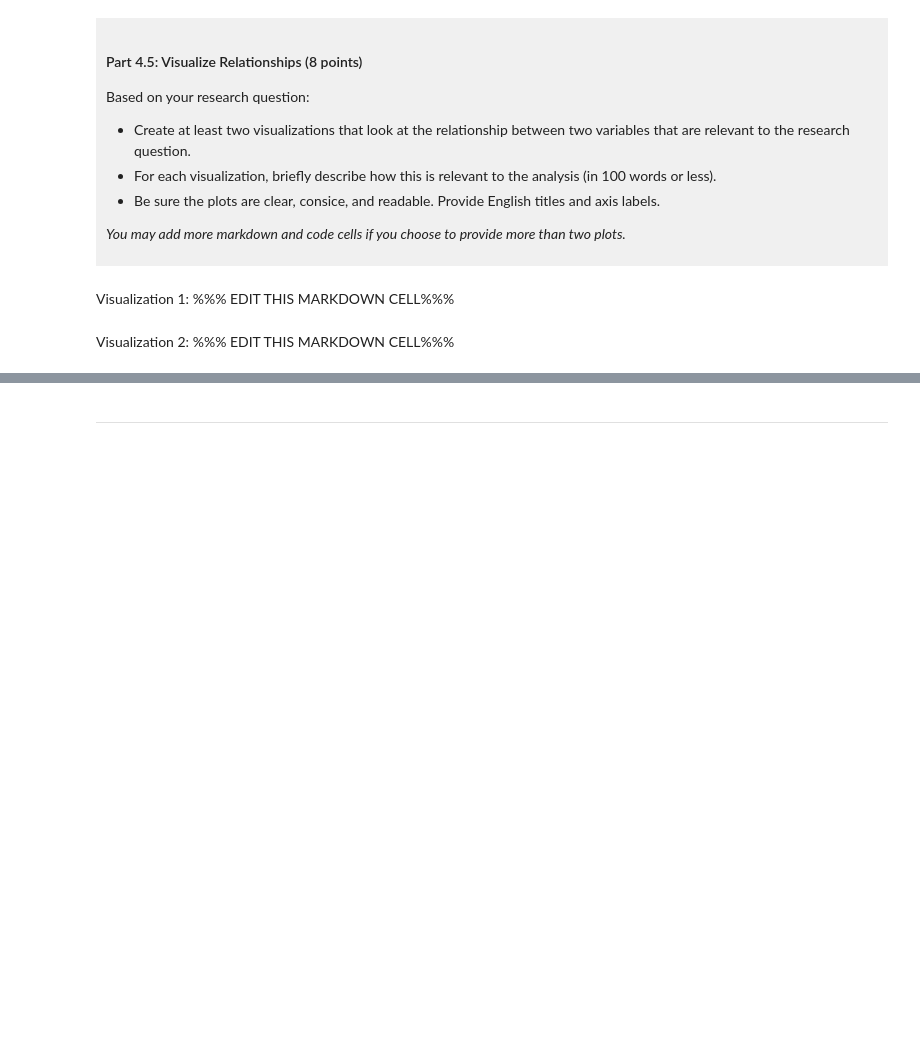
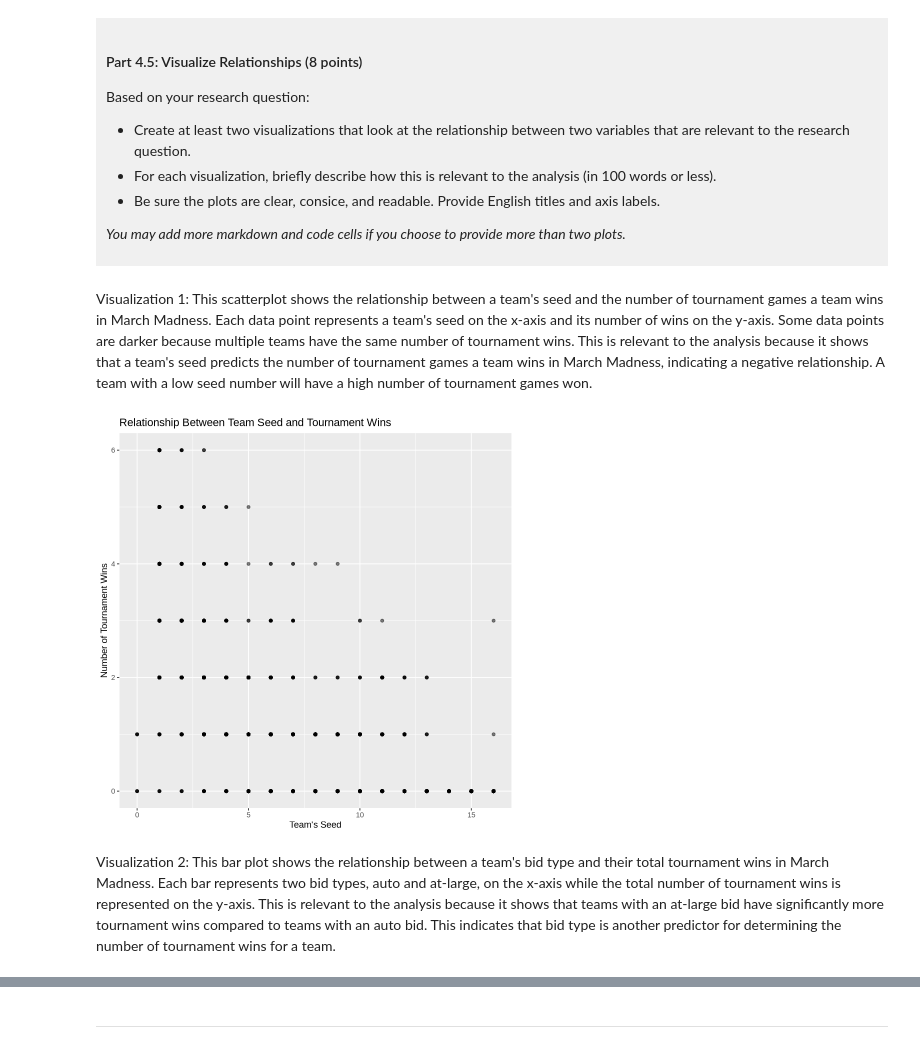
Before and after one commit to cherryzhg/dsci-100-project-rawisara-zhang, a Jupyter notebook: dsci-100-project-notebook.ipynb, the cells around one changed output, grey strips where cells are left out. Drawn from its saved outputs; the diff is of its cells as text; code cells hidden in the pictures; blank space fills up the shorter version.

```diff
--- a/dsci-100-project-notebook.ipynb
+++ b/dsci-100-project-notebook.ipynb
@@ -328,9 +378,21 @@ Based on your research question:
 *You may add more markdown and code cells if you choose to provide more than two plots.*
 </div>
 # %% [markdown]
-Visualization 1: %%% EDIT THIS MARKDOWN CELL%%%
+Visualization 1: This scatterplot shows the relationship between a team's seed and the number of tournament games a team wins in March Madness. Each data point represents a team's seed on the x-axis and its number of wins on the y-axis. Some data points are darker because multiple teams have the same number of tournament wins. This is relevant to the analysis because it shows that a team's seed predicts the number of tournament games a team wins in March Madness, indicating a negative relationship. A team with a low seed number will have a high number of tournament games won.
 # %%
 ### EDIT THIS CODE CELL FOR VISUALIZATION 1###
+
+seed_wins <- ggplot(march_madness, aes(x = seed, y = tourney_wins)) +
+  geom_point(alpha = 0.5) +
+  labs(
+    title = "Relationship Between Team Seed and Tournament Wins",
+    x = "Team's Seed",
+    y = "Number of Tournament Wins"
+  )
+
+seed_wins
+# %% [output]
+[figure, added]
 # %% [markdown]
-Visualization 2: %%% EDIT THIS MARKDOWN CELL%%%
+Visualization 2: This bar plot shows the relationship between a team's bid type and their total tournament wins in March Madness. Each bar represents two bid types, auto and at-large, on the x-axis while the total number of tournament wins is represented on the y-axis. This is relevant to the analysis because it shows that teams with an at-large bid have significantly more tournament wins compared to teams with an auto bid. This indicates that bid type is another predictor for determining the number of tournament wins for a team.
 # %%
```
Also changed, not shown: parts of 10 cells of this notebook.
